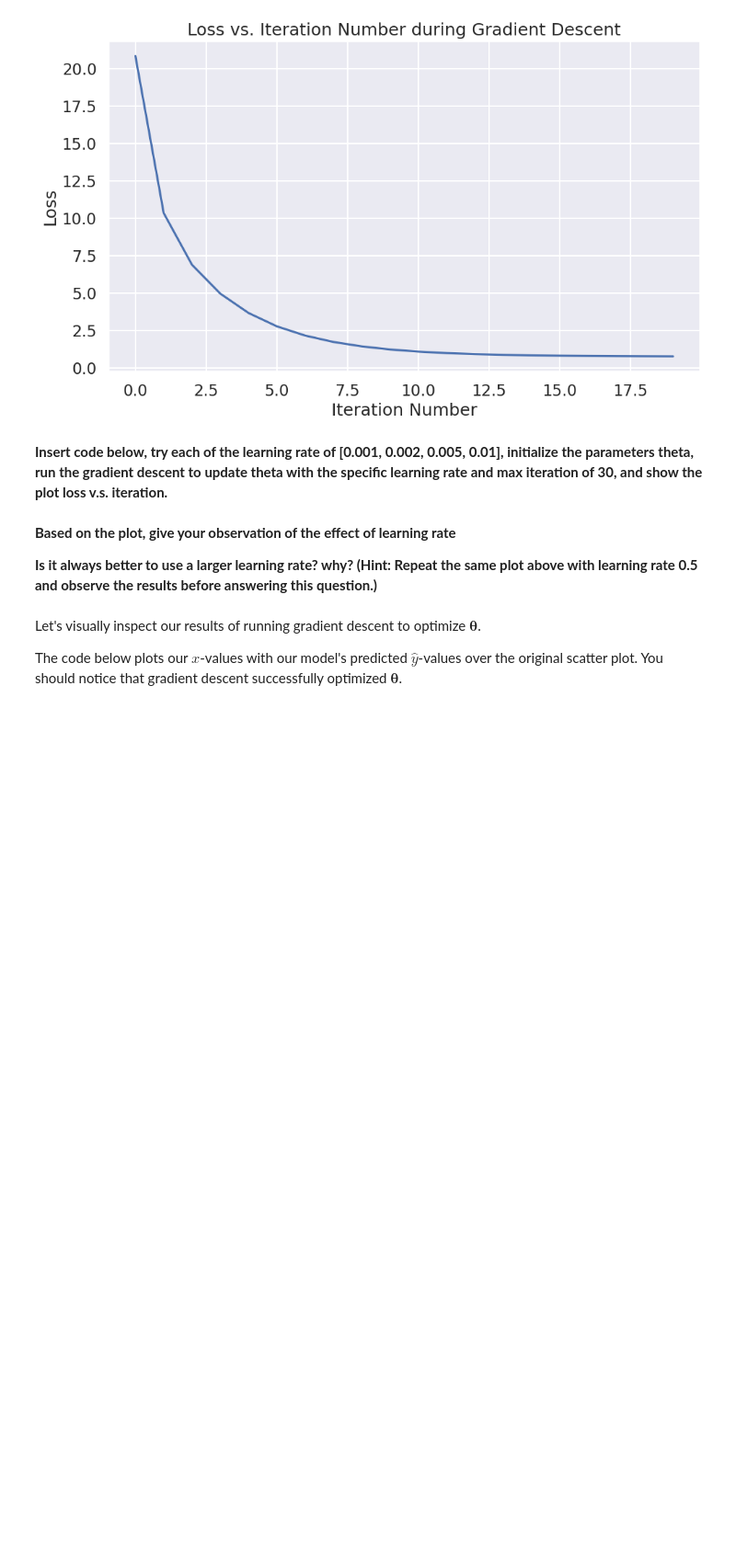
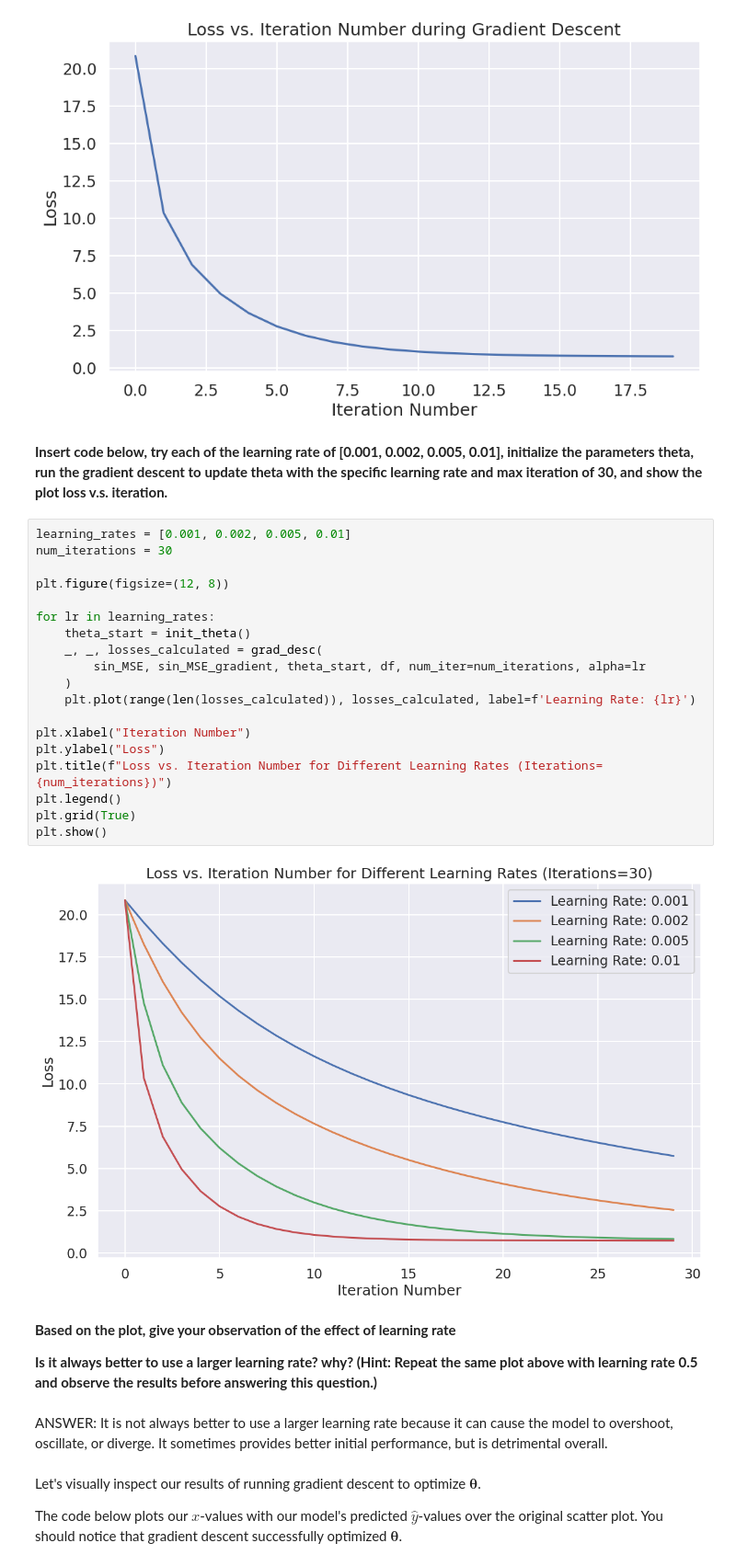
Before and after one commit to hessef/ECEN250, a Jupyter notebook: Lab8/ECEN250-F25-Lab8.ipynb, the cells around one changed output. Shown: that part at 92% size. Saved outputs shown, nothing was run; the diff lists cells and outputs as text; blank space fills up the shorter version.

```diff
--- a/Lab8/ECEN250-F25-Lab8.ipynb
+++ b/Lab8/ECEN250-F25-Lab8.ipynb
@@ -568,11 +568,35 @@ plt.show()
 [figure]
 # %% [markdown]
 **Insert code below, try each of the learning rate of [0.001, 0.002, 0.005, 0.01], initialize the parameters theta, run the gradient descent to update theta with the specific learning rate and max iteration of 30, and show the plot loss v.s. iteration.**
+# %%
+learning_rates = [0.001, 0.002, 0.005, 0.01]
+num_iterations = 30
+
+plt.figure(figsize=(12, 8))
+
+for lr in learning_rates:
+    theta_start = init_theta()
+    _, _, losses_calculated = grad_desc(
+        sin_MSE, sin_MSE_gradient, theta_start, df, num_iter=num_iterations, alpha=lr
+    )
+    plt.plot(range(len(losses_calculated)), losses_calculated, label=f'Learning Rate: {lr}')
+
+plt.xlabel("Iteration Number")
+plt.ylabel("Loss")
+plt.title(f"Loss vs. Iteration Number for Different Learning Rates (Iterations={num_iterations})")
+plt.legend()
+plt.grid(True)
+plt.show()
+# %% [output]
+[figure, added]
 # %% [markdown]
 **Based on the plot, give your observation of the effect of learning rate**
 
 
 **Is it always better to use a larger learning rate? why? (Hint: Repeat the same plot above with learning rate 0.5 and observe the results before answering this question.)**
+# %% [markdown]
+ANSWER:
+It is not always better to use a larger learning rate because it can cause the model to overshoot, oscillate, or diverge. It sometimes provides better initial performance, but is detrimental overall.
 # %% [markdown]
 Let's visually inspect our results of running gradient descent to optimize $\boldsymbol\theta$.
 
```
Also changed, not shown: parts of 5 cells of this notebook.
